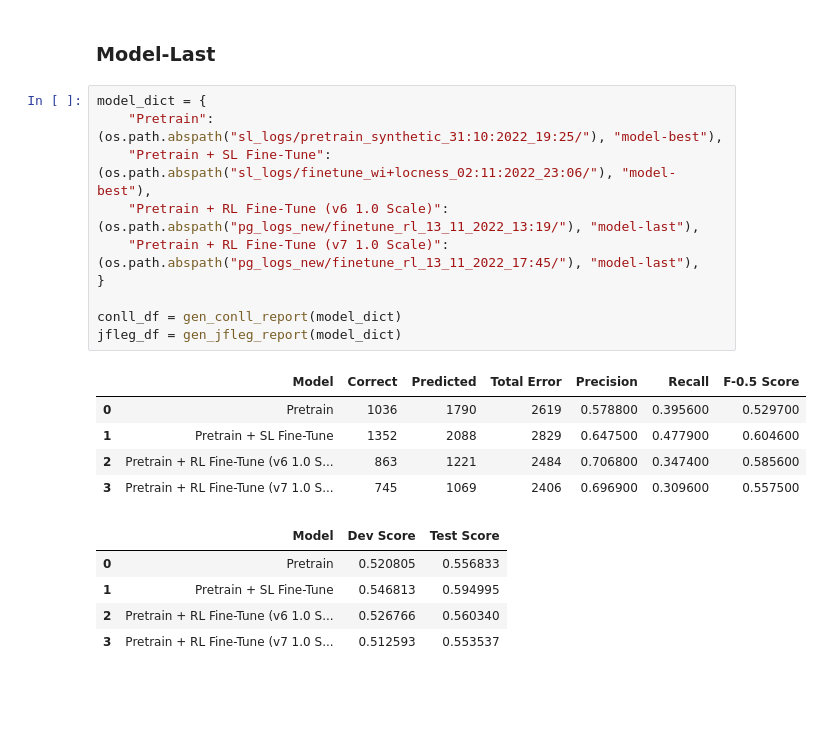
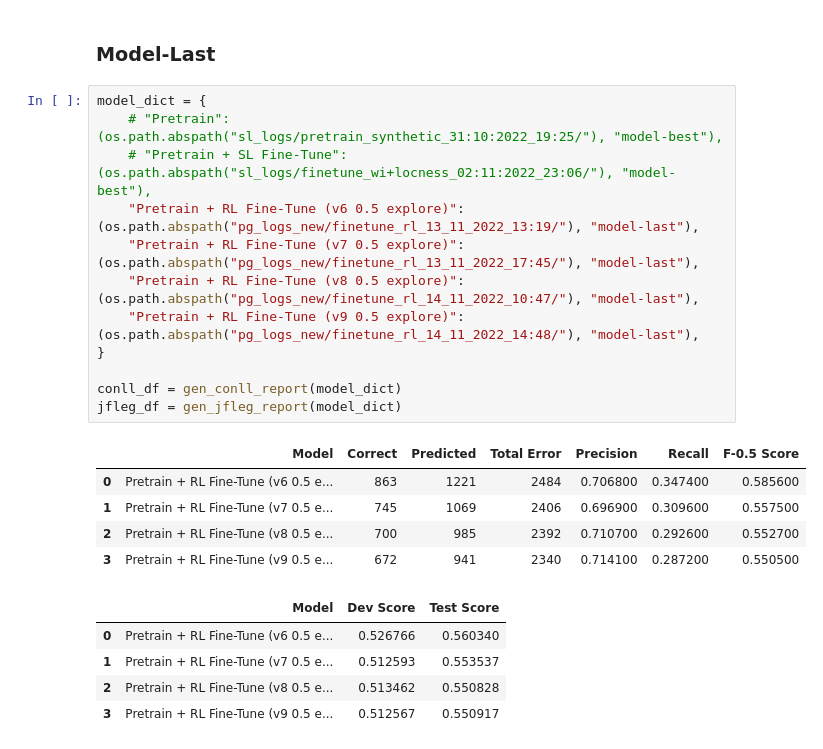
Before and after one commit to RajK853/DRL-GEC, a Jupyter notebook: notebooks/Generate_Score_Report.ipynb, the cells around one changed output. Cells and saved outputs as stored; diff of their text form; blank space fills up the shorter version.

```diff
--- a/notebooks/Generate_Score_Report.ipynb
+++ b/notebooks/Generate_Score_Report.ipynb
@@ -548,22 +552,24 @@ jfleg_df = gen_jfleg_report(model_dict)
 ### Model-Last
 # %%
 model_dict = {
-    "Pretrain": (os.path.abspath("sl_logs/pretrain_synthetic_31:10:2022_19:25/"), "model-best"),
-    "Pretrain + SL Fine-Tune": (os.path.abspath("sl_logs/finetune_wi+locness_02:11:2022_23:06/"), "model-best"),
-    "Pretrain + RL Fine-Tune (v6 1.0 Scale)": (os.path.abspath("pg_logs_new/finetune_rl_13_11_2022_13:19/"), "model-last"),
-    "Pretrain + RL Fine-Tune (v7 1.0 Scale)": (os.path.abspath("pg_logs_new/finetune_rl_13_11_2022_17:45/"), "model-last"),
+    # "Pretrain": (os.path.abspath("sl_logs/pretrain_synthetic_31:10:2022_19:25/"), "model-best"),
+    # "Pretrain + SL Fine-Tune": (os.path.abspath("sl_logs/finetune_wi+locness_02:11:2022_23:06/"), "model-best"),
+    "Pretrain + RL Fine-Tune (v6 0.5 explore)": (os.path.abspath("pg_logs_new/finetune_rl_13_11_2022_13:19/"), "model-last"),
+    "Pretrain + RL Fine-Tune (v7 0.5 explore)": (os.path.abspath("pg_logs_new/finetune_rl_13_11_2022_17:45/"), "model-last"),
+    "Pretrain + RL Fine-Tune (v8 0.5 explore)": (os.path.abspath("pg_logs_new/finetune_rl_14_11_2022_10:47/"), "model-last"),
+    "Pretrain + RL Fine-Tune (v9 0.5 explore)": (os.path.abspath("pg_logs_new/finetune_rl_14_11_2022_14:48/"), "model-last"),
 }
 
 conll_df = gen_conll_report(model_dict)
 jfleg_df = gen_jfleg_report(model_dict)
 # %% [output]
 |  | Model | Correct | Predicted | Total Error | Precision | Recall | F-0.5 Score |
-| 0 | Pretrain | 1036 | 1790 | 2619 | 0.578800 | 0.395600 | 0.529700 |
-| 1 | Pretrain + SL Fine-Tune | 1352 | 2088 | 2829 | 0.647500 | 0.477900 | 0.604600 |
-| 2 | Pretrain + RL Fine-Tune (v6 1.0 S... | 863 | 1221 | 2484 | 0.706800 | 0.347400 | 0.585600 |
-| 3 | Pretrain + RL Fine-Tune (v7 1.0 S... | 745 | 1069 | 2406 | 0.696900 | 0.309600 | 0.557500 |
+| 0 | Pretrain + RL Fine-Tune (v6 0.5 e... | 863 | 1221 | 2484 | 0.706800 | 0.347400 | 0.585600 |
+| 1 | Pretrain + RL Fine-Tune (v7 0.5 e... | 745 | 1069 | 2406 | 0.696900 | 0.309600 | 0.557500 |
+| 2 | Pretrain + RL Fine-Tune (v8 0.5 e... | 700 | 985 | 2392 | 0.710700 | 0.292600 | 0.552700 |
+| 3 | Pretrain + RL Fine-Tune (v9 0.5 e... | 672 | 941 | 2340 | 0.714100 | 0.287200 | 0.550500 |
 |  | Model | Dev Score | Test Score |
-| 0 | Pretrain | 0.520805 | 0.556833 |
-| 1 | Pretrain + SL Fine-Tune | 0.546813 | 0.594995 |
-| 2 | Pretrain + RL Fine-Tune (v6 1.0 S... | 0.526766 | 0.560340 |
-| 3 | Pretrain + RL Fine-Tune (v7 1.0 S... | 0.512593 | 0.553537 |
+| 0 | Pretrain + RL Fine-Tune (v6 0.5 e... | 0.526766 | 0.560340 |
+| 1 | Pretrain + RL Fine-Tune (v7 0.5 e... | 0.512593 | 0.553537 |
+| 2 | Pretrain + RL Fine-Tune (v8 0.5 e... | 0.513462 | 0.550828 |
+| 3 | Pretrain + RL Fine-Tune (v9 0.5 e... | 0.512567 | 0.550917 |
```
Also changed, not shown: parts of 20 cells of this notebook, 2 other files.
